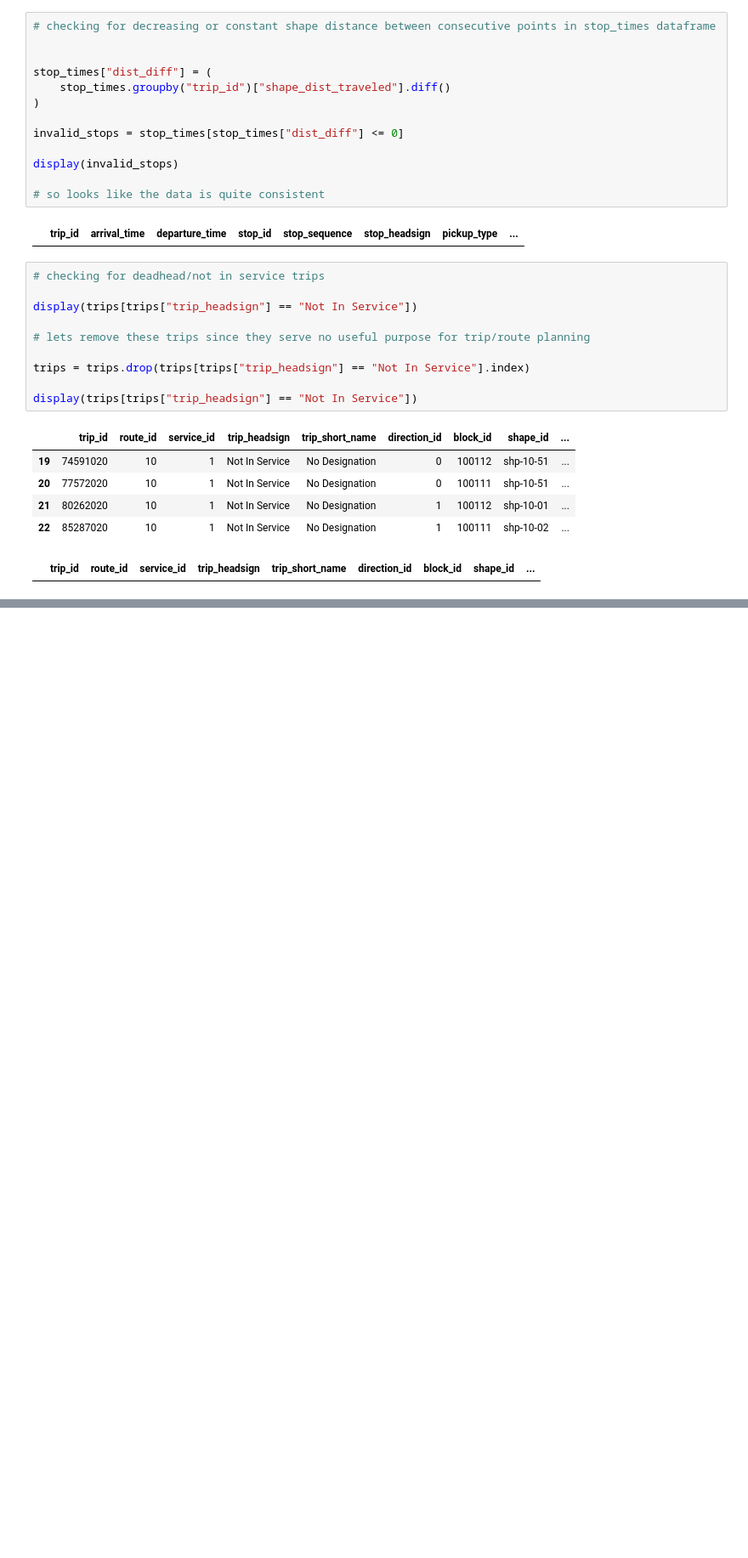
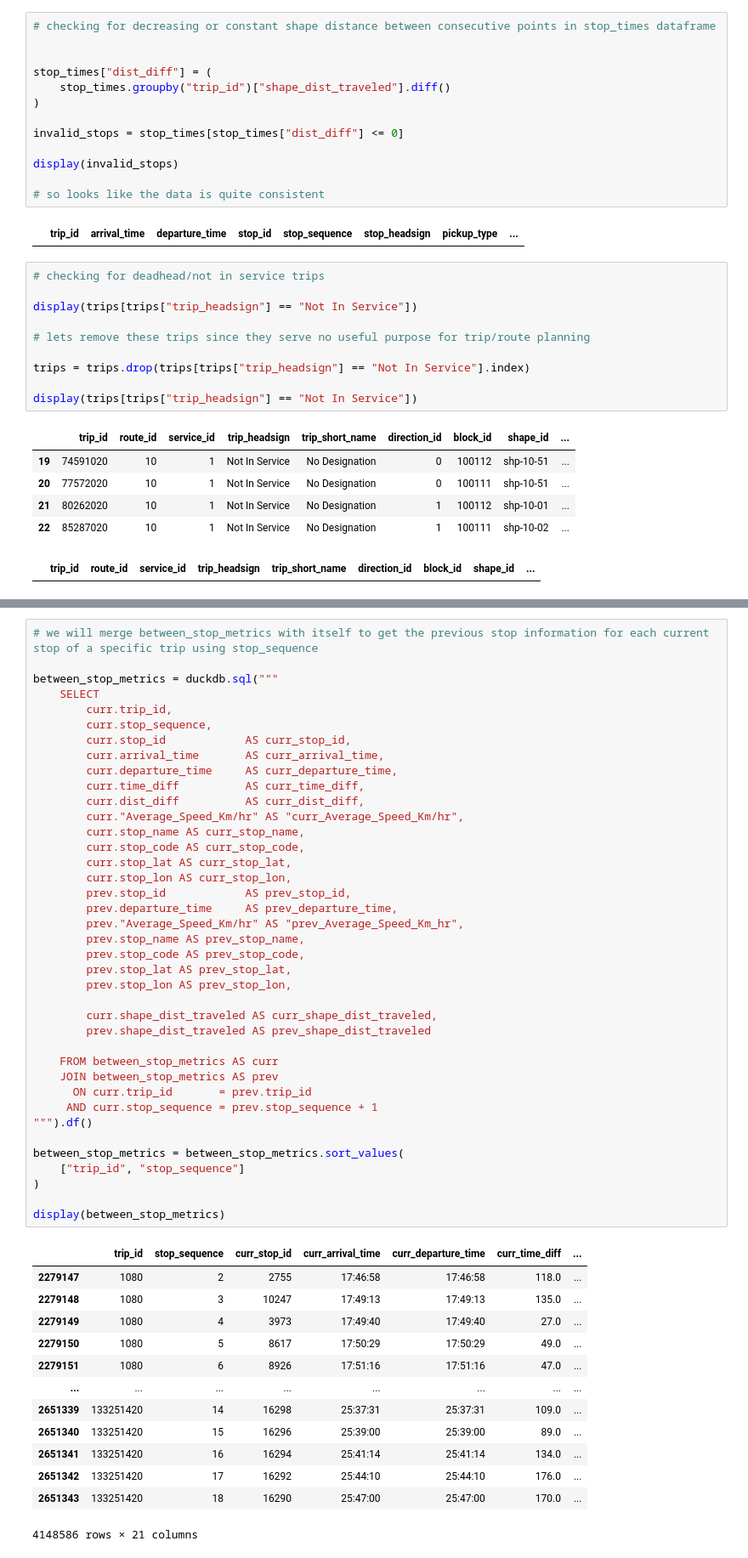
Before and after one commit to devslinky/TAL, a Jupyter notebook: GTFS_static_data_vis.ipynb, the cells around one changed output, grey strips where cells are left out. Shown at 85% size. Saved outputs shown, nothing was run; the diff lists cells and outputs as text; blank space fills up the shorter version.

```diff
--- a/GTFS_static_data_vis.ipynb
+++ b/GTFS_static_data_vis.ipynb
@@ -2039,0 +2268,53 @@ display(trips[trips["trip_headsign"] == "Not In Service"])
+# %%
+# we will merge between_stop_metrics with itself to get the previous stop information for each current stop of a specific trip using stop_sequence
+
+between_stop_metrics = duckdb.sql("""
+    SELECT
+        curr.trip_id,
+        curr.stop_sequence,
+        curr.stop_id            AS curr_stop_id,
+        curr.arrival_time       AS curr_arrival_time,
+        curr.departure_time     AS curr_departure_time,
+        curr.time_diff          AS curr_time_diff,
+        curr.dist_diff          AS curr_dist_diff,
+        curr."Average_Speed_Km/hr" AS "curr_Average_Speed_Km/hr",
+        curr.stop_name AS curr_stop_name,
+        curr.stop_code AS curr_stop_code,
+        curr.stop_lat AS curr_stop_lat,
+        curr.stop_lon AS curr_stop_lon,
+        prev.stop_id            AS prev_stop_id,
+        prev.departure_time     AS prev_departure_time,
+        prev."Average_Speed_Km/hr" AS "prev_Average_Speed_Km_hr",
+        prev.stop_name AS prev_stop_name,
+        prev.stop_code AS prev_stop_code,
+        prev.stop_lat AS prev_stop_lat,
+        prev.stop_lon AS prev_stop_lon,
+
+        curr.shape_dist_traveled AS curr_shape_dist_traveled,
+        prev.shape_dist_traveled AS prev_shape_dist_traveled
+
+    FROM between_stop_metrics AS curr
+    JOIN between_stop_metrics AS prev
+      ON curr.trip_id       = prev.trip_id
+     AND curr.stop_sequence = prev.stop_sequence + 1
+""").df()
+
+between_stop_metrics = between_stop_metrics.sort_values(
+    ["trip_id", "stop_sequence"]
+)
+
+display(between_stop_metrics)
+# %% [output]
+|  | trip_id | stop_sequence | curr_stop_id | curr_arrival_time | curr_departure_time | curr_time_diff | ... |
+| 2279147 | 1080 | 2 | 2755 | 17:46:58 | 17:46:58 | 118.0 | ... |
+| 2279148 | 1080 | 3 | 10247 | 17:49:13 | 17:49:13 | 135.0 | ... |
+| 2279149 | 1080 | 4 | 3973 | 17:49:40 | 17:49:40 | 27.0 | ... |
+| 2279150 | 1080 | 5 | 8617 | 17:50:29 | 17:50:29 | 49.0 | ... |
+| 2279151 | 1080 | 6 | 8926 | 17:51:16 | 17:51:16 | 47.0 | ... |
+| ... | ... | ... | ... | ... | ... | ... | ... |
+| 2651339 | 133251420 | 14 | 16298 | 25:37:31 | 25:37:31 | 109.0 | ... |
+| 2651340 | 133251420 | 15 | 16296 | 25:39:00 | 25:39:00 | 89.0 | ... |
+| 2651341 | 133251420 | 16 | 16294 | 25:41:14 | 25:41:14 | 134.0 | ... |
+| 2651342 | 133251420 | 17 | 16292 | 25:44:10 | 25:44:10 | 176.0 | ... |
+| 2651343 | 133251420 | 18 | 16290 | 25:47:00 | 25:47:00 | 170.0 | ... |
+4148586 rows × 21 columns
```
Also changed, not shown: parts of 14 cells of this notebook.
